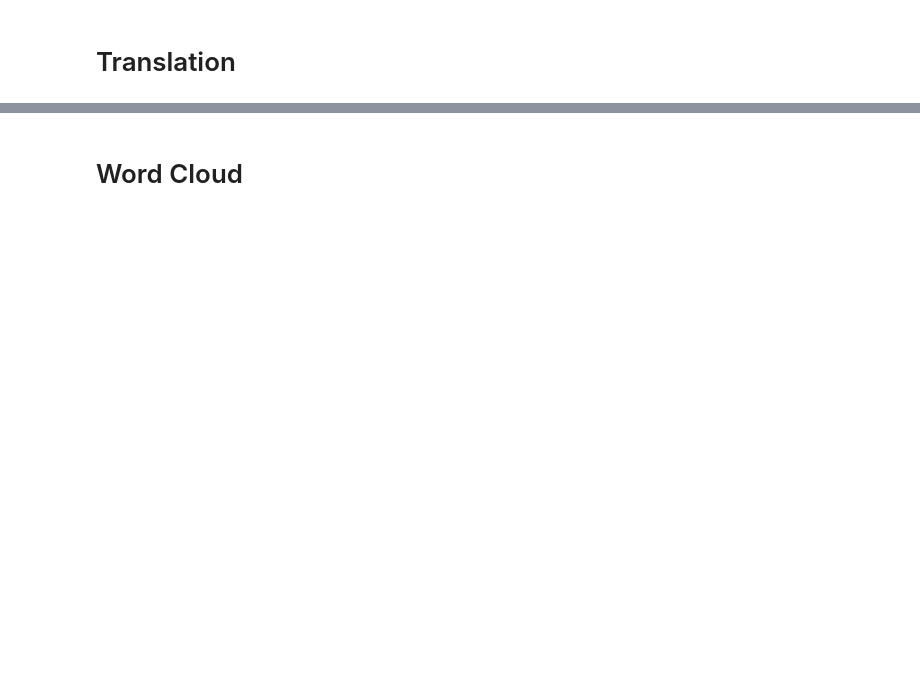
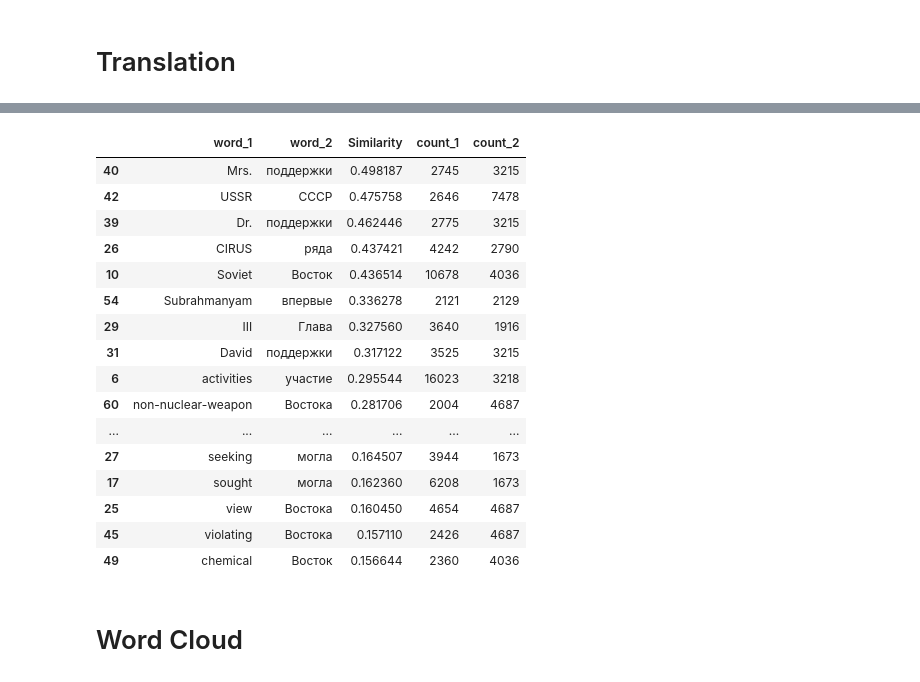
Before and after one commit to muirebecca2/text_compare, a Jupyter notebook: text_compare.ipynb, the cells around one changed output, grey strips where cells are left out. Drawn from its saved outputs; the diff is of its cells as text; code cells hidden in the pictures; blank space fills up the shorter version.

```diff
--- a/text_compare.ipynb
+++ b/text_compare.ipynb
@@ -168,2 +183,28 @@ df_workset_2 = df_workset_2[~df_workset_2['word'].isin(list(string.punctuation))
 # %% [markdown]
 # Translation
+# %%
+model = api.load("fasttext-wiki-news-subwords-300")
+
+def vec(w):
+    return model[w] if w in model else np.zeros(model.vector_size)
+
+words_2 = df_workset_2["word"].tolist()
+vecs_2 = np.vstack([vec(w) for w in words_2])
+
+results = []
+
+for w in df_workset_1["word"]:
+    vec_1 = vec(w).reshape(1, -1)
+
+    sims = cosine_similarity(vec_1, vecs_2)[0]
+
+    best_i = int(np.argmax(sims))
+
+    results.append({
+        "word_1": w,
+        "word_2": words_2[best_i],
+        "Similarity": float(sims[best_i])
+    })
+
+df_results = pd.DataFrame(results)
+df_results
@@ -170,3 +225,28 @@ df_workset_2 = df_workset_2[~df_workset_2['word'].isin(list(string.punctuation))
+# %%
+df_compare = pd.merge(df_results,df_workset_1.head(1000), how="inner",left_on="word_1", right_on="word")
+df_compare = pd.merge(df_compare,df_workset_2.head(1000), how="inner",left_on="word_2", right_on="word")
+df_compare = df_compare.rename(columns={'count_x':'count_1','count_y':'count_2'})
+df_compare = df_compare[['word_1','word_2','Similarity','count_1','count_2']]
+df_compare = df_compare.sort_values(by="Similarity", ascending=False)
+df_compare.head(50)
+# %% [output]
+|  | word_1 | word_2 | Similarity | count_1 | count_2 |
+| 40 | Mrs. | поддержки | 0.498187 | 2745 | 3215 |
+| 42 | USSR | СССР | 0.475758 | 2646 | 7478 |
+| 39 | Dr. | поддержки | 0.462446 | 2775 | 3215 |
+| 26 | CIRUS | ряда | 0.437421 | 4242 | 2790 |
+| 10 | Soviet | Восток | 0.436514 | 10678 | 4036 |
+| 54 | Subrahmanyam | впервые | 0.336278 | 2121 | 2129 |
+| 29 | III | Глава | 0.327560 | 3640 | 1916 |
+| 31 | David | поддержки | 0.317122 | 3525 | 3215 |
+| 6 | activities | участие | 0.295544 | 16023 | 3218 |
+| 60 | non-nuclear-weapon | Востока | 0.281706 | 2004 | 4687 |
+| ... | ... | ... | ... | ... | ... |
+| 27 | seeking | могла | 0.164507 | 3944 | 1673 |
+| 17 | sought | могла | 0.162360 | 6208 | 1673 |
+| 25 | view | Востока | 0.160450 | 4654 | 4687 |
+| 45 | violating | Востока | 0.157110 | 2426 | 4687 |
+| 49 | chemical | Восток | 0.156644 | 2360 | 4036 |
 # %% [markdown]
 # Word Cloud
 # %%
```
Also changed, not shown: parts of 14 cells of this notebook, 1 other file.
